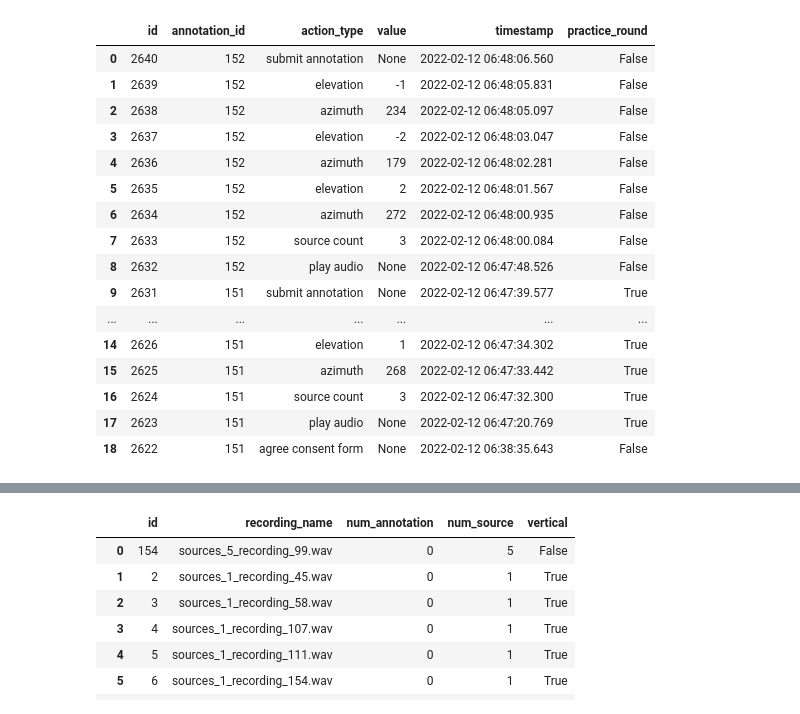
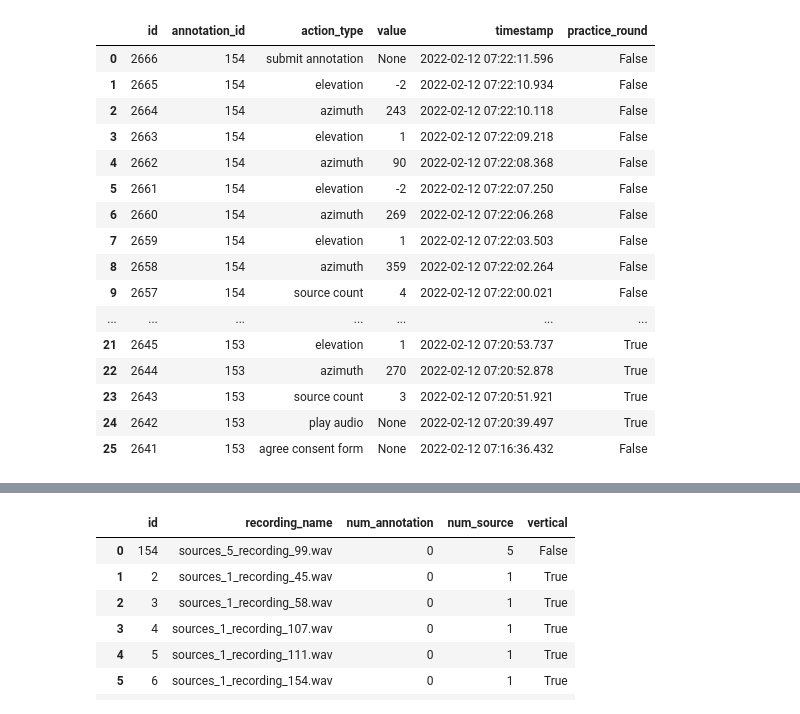
Before and after one commit to ANNIZHENG/Temp-Annotation-Interface, a Jupyter notebook: database/db.ipynb, the cells around one changed output, grey strips where cells are left out. Drawn from its saved outputs; the diff is of its cells as text; code cells hidden in the pictures.

```diff
--- a/database/db.ipynb
+++ b/database/db.ipynb
@@ -20,21 +33,21 @@ pd.read_sql('''select * from "Annotation" where survey_id = '22601edf-a87e-4714-
 # %%
-pd.read_sql('''select * from "Interaction" where annotation_id = '151' or annotation_id = '152' order by id desc''',eng)
+pd.read_sql('''select * from "Interaction" where annotation_id = '153' or annotation_id = '154' order by id desc''',eng)
 # %% [output]
 |  | id | annotation_id | action_type | value | timestamp | practice_round |
-| 0 | 2640 | 152 | submit annotation | None | 2022-02-12 06:48:06.560 | False |
-| 1 | 2639 | 152 | elevation | -1 | 2022-02-12 06:48:05.831 | False |
-| 2 | 2638 | 152 | azimuth | 234 | 2022-02-12 06:48:05.097 | False |
-| 3 | 2637 | 152 | elevation | -2 | 2022-02-12 06:48:03.047 | False |
-| 4 | 2636 | 152 | azimuth | 179 | 2022-02-12 06:48:02.281 | False |
-| 5 | 2635 | 152 | elevation | 2 | 2022-02-12 06:48:01.567 | False |
-| 6 | 2634 | 152 | azimuth | 272 | 2022-02-12 06:48:00.935 | False |
-| 7 | 2633 | 152 | source count | 3 | 2022-02-12 06:48:00.084 | False |
-| 8 | 2632 | 152 | play audio | None | 2022-02-12 06:47:48.526 | False |
-| 9 | 2631 | 151 | submit annotation | None | 2022-02-12 06:47:39.577 | True |
+| 0 | 2666 | 154 | submit annotation | None | 2022-02-12 07:22:11.596 | False |
+| 1 | 2665 | 154 | elevation | -2 | 2022-02-12 07:22:10.934 | False |
+| 2 | 2664 | 154 | azimuth | 243 | 2022-02-12 07:22:10.118 | False |
+| 3 | 2663 | 154 | elevation | 1 | 2022-02-12 07:22:09.218 | False |
+| 4 | 2662 | 154 | azimuth | 90 | 2022-02-12 07:22:08.368 | False |
+| 5 | 2661 | 154 | elevation | -2 | 2022-02-12 07:22:07.250 | False |
+| 6 | 2660 | 154 | azimuth | 269 | 2022-02-12 07:22:06.268 | False |
+| 7 | 2659 | 154 | elevation | 1 | 2022-02-12 07:22:03.503 | False |
+| 8 | 2658 | 154 | azimuth | 359 | 2022-02-12 07:22:02.264 | False |
+| 9 | 2657 | 154 | source count | 4 | 2022-02-12 07:22:00.021 | False |
 | ... | ... | ... | ... | ... | ... | ... |
-| 14 | 2626 | 151 | elevation | 1 | 2022-02-12 06:47:34.302 | True |
-| 15 | 2625 | 151 | azimuth | 268 | 2022-02-12 06:47:33.442 | True |
-| 16 | 2624 | 151 | source count | 3 | 2022-02-12 06:47:32.300 | True |
-| 17 | 2623 | 151 | play audio | None | 2022-02-12 06:47:20.769 | True |
-| 18 | 2622 | 151 | agree consent form | None | 2022-02-12 06:38:35.643 | False |
+| 21 | 2645 | 153 | elevation | 1 | 2022-02-12 07:20:53.737 | True |
+| 22 | 2644 | 153 | azimuth | 270 | 2022-02-12 07:20:52.878 | True |
+| 23 | 2643 | 153 | source count | 3 | 2022-02-12 07:20:51.921 | True |
+| 24 | 2642 | 153 | play audio | None | 2022-02-12 07:20:39.497 | True |
+| 25 | 2641 | 153 | agree consent form | None | 2022-02-12 07:16:36.432 | False |
 # %%
```
Also changed, not shown: parts of 5 cells of this notebook, 1 other file.
